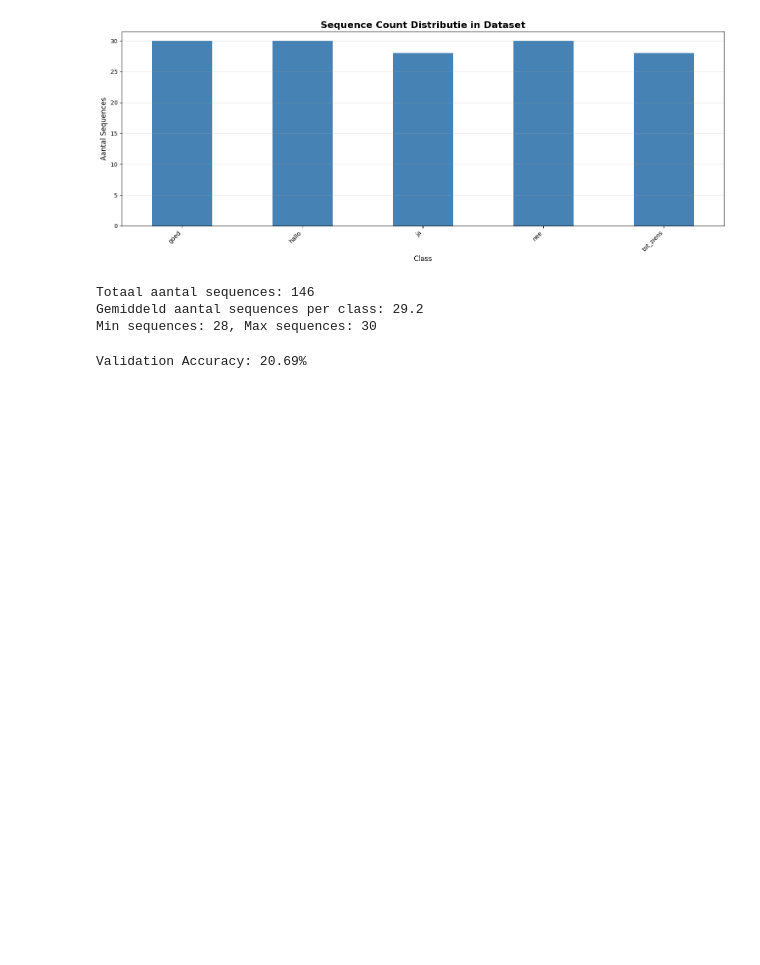
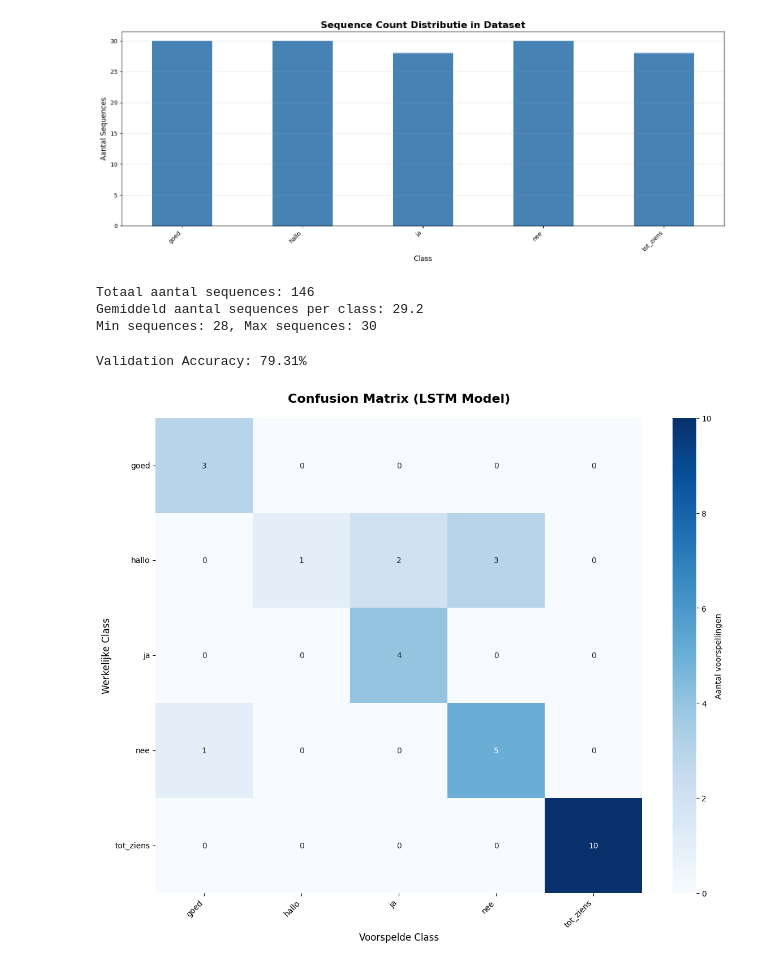
Before and after one commit to vives-project-xp/Signapse, a Jupyter notebook: notebooks/training/lstm_model/model_lstm.ipynb, the cells around one changed output. Drawn from its saved outputs; the diff is of its cells as text; code cells hidden in the pictures; blank space fills up the shorter version.

Commit message:
new noteboook utiltities lstm

```diff
--- a/notebooks/training/lstm_model/model_lstm.ipynb
+++ b/notebooks/training/lstm_model/model_lstm.ipynb
@@ -70,26 +70,63 @@ Totaal aantal sequences: 146
 Gemiddeld aantal sequences per class: 29.2
 Min sequences: 28, Max sequences: 30
 # %%
+# 1. Collect all predictions, labels, and confidence scores
 all_preds = []
 all_labels = []
+all_confidences = []
+correct_confidences = []
+incorrect_confidences = []
 
 model.eval()
 with torch.no_grad():
     for inputs, labels, lengths in val_loader:
-
         inputs = inputs.to(DEVICE)
 
-        # Call the model with inputs and lengths (as defined in the corrected model_utils.py)
+        # Forward pass (LSTM requires inputs AND lengths)
         outputs = model(inputs, lengths)
 
-        _, predicted = torch.max(outputs.data, 1)
+        # Get probabilities using Softmax
+        probs = torch.softmax(outputs, dim=1)
+
+        # Get the max probability (confidence) and the predicted class
+        confidences, predicted = torch.max(probs.data, 1)
+
+        # Store results
         all_preds.extend(predicted.cpu().numpy())
         all_labels.extend(labels.numpy())
+
+        # Separate confidences into correct and incorrect for analysis later
+        for conf, pred, label in zip(confidences.cpu().numpy(),
+                                     predicted.cpu().numpy(),
+                                     labels.numpy()):
+            all_confidences.append(conf)
+            if pred == label:
+                correct_confidences.append(conf)
+            else:
+                incorrect_confidences.append(conf)
 
 all_preds = np.array(all_preds)
 all_labels = np.array(all_labels)
 
+# Calculate overall accuracy
 accuracy = 100 * (all_preds == all_labels).sum() / len(all_labels)
 print(f"Validation Accuracy: {accuracy:.2f}%")
 # %% [output]
-Validation Accuracy: 20.69%
+Validation Accuracy: 79.31%
+# %%
+# 2. Plot Confusion Matrix
+cm = confusion_matrix(all_labels, all_preds)
+
+plt.figure(figsize=(12, 10))
+sns.heatmap(cm, annot=True, fmt='d', cmap='Blues',
+            xticklabels=classes, yticklabels=classes,
+            cbar_kws={'label': 'Aantal voorspellingen'})
+plt.title('Confusion Matrix (LSTM Model)', fontsize=16, fontweight='bold', pad=20)
+plt.ylabel('Werkelijke Class', fontsize=12)
+plt.xlabel('Voorspelde Class', fontsize=12)
+plt.xticks(rotation=45, ha='right')
+plt.yticks(rotation=0)
+plt.tight_layout()
+plt.show()
+# %% [output]
+[figure, added]
```
Also changed, not shown: parts of 5 cells of this notebook, 2 other files.
